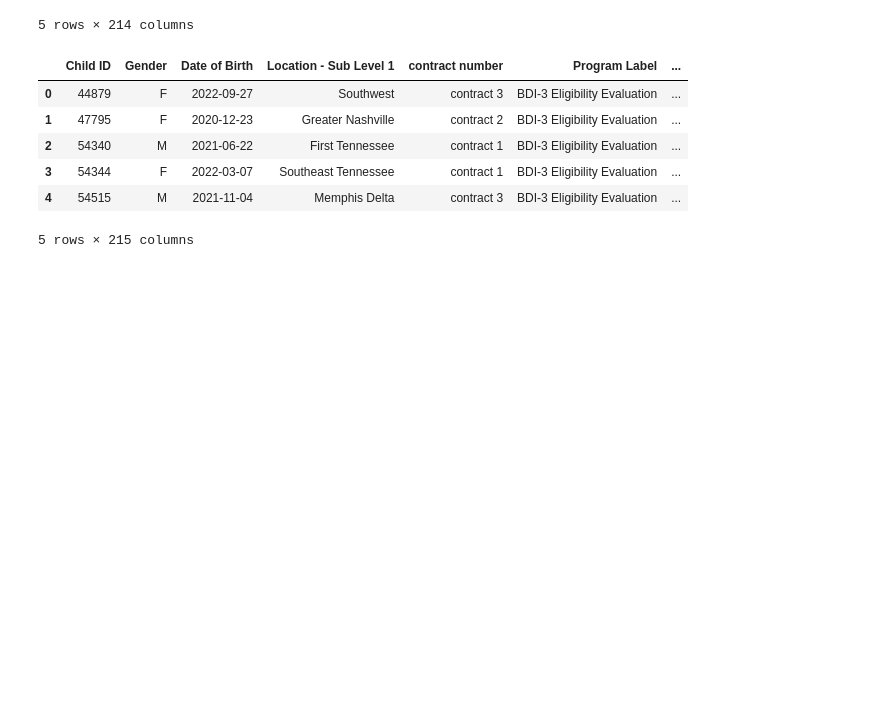
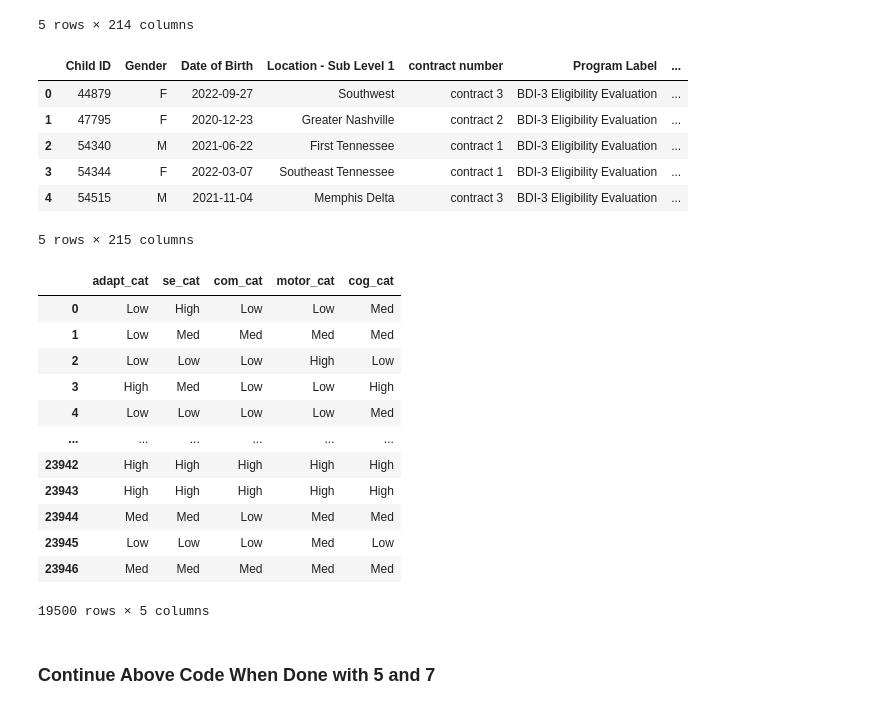
Before and after one commit to NSS-Data-Analytics-Cohort-17/partner-project-japan, a Jupyter notebook: partner_project_Tom_Herbold.ipynb, the cells around one changed output. Cells and saved outputs as stored; diff of their text form; code cells hidden in the pictures; blank space fills up the shorter version.

```diff
--- a/partner_project_Tom_Herbold.ipynb
+++ b/partner_project_Tom_Herbold.ipynb
@@ -921,15 +921,15 @@ adapt_cat = []
 
 for pr in CBI_df['Adaptive Percentile Rank']:
     if pd.isna(pr):
-        adaptive_cat.append('Missing')
+        adapt_cat.append('Missing')
     elif pr <= 33:
-        adaptive_cat.append('Low')
+        adapt_cat.append('Low')
     elif pr <= 66:
-        adaptive_cat.append('Med')
+        adapt_cat.append('Med')
     else:
-        adaptive_cat.append('High')
+        adapt_cat.append('High')
 
-CBI_df['Adaptive_Cat'] = adaptive_cat
+CBI_df['adapt_cat'] = adapt_cat
 CBI_df.head()
 # %% [output]
 |  | Child ID | Gender | Date of Birth | Location - Sub Level 1 | contract number | Program Label | ... |
@@ -1031,3 +1031,20 @@ CBI_df.head()
 | 3 | 54344 | F | 2022-03-07 | Southeast Tennessee | contract 1 | BDI-3 Eligibility Evaluation | ... |
 | 4 | 54515 | M | 2021-11-04 | Memphis Delta | contract 3 | BDI-3 Eligibility Evaluation | ... |
 5 rows × 215 columns
+# %%
+cat_df = CBI_df[['adapt_cat','se_cat','com_cat','motor_cat','cog_cat']]
+cat_df
+# %% [output]
+|  | adapt_cat | se_cat | com_cat | motor_cat | cog_cat |
+| 0 | Low | High | Low | Low | Med |
+| 1 | Low | Med | Med | Med | Med |
+| 2 | Low | Low | Low | High | Low |
+| 3 | High | Med | Low | Low | High |
+| 4 | Low | Low | Low | Low | Med |
+| ... | ... | ... | ... | ... | ... |
+| 23942 | High | High | High | High | High |
+| 23943 | High | High | High | High | High |
+| 23944 | Med | Med | Low | Med | Med |
+| 23945 | Low | Low | Low | Med | Low |
+| 23946 | Med | Med | Med | Med | Med |
+19500 rows × 5 columns
@@ -1033,0 +1055,2 @@ CBI_df.head()
+# %% [markdown]
+### Continue Above Code When Done with 5 and 7
```
Also changed, not shown: parts of 17 cells of this notebook.
